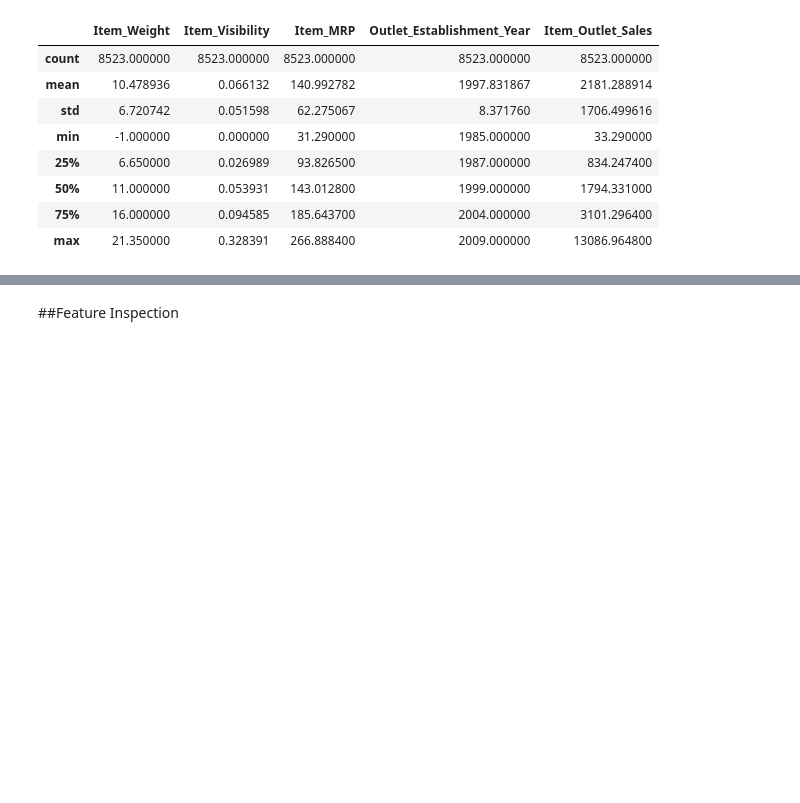
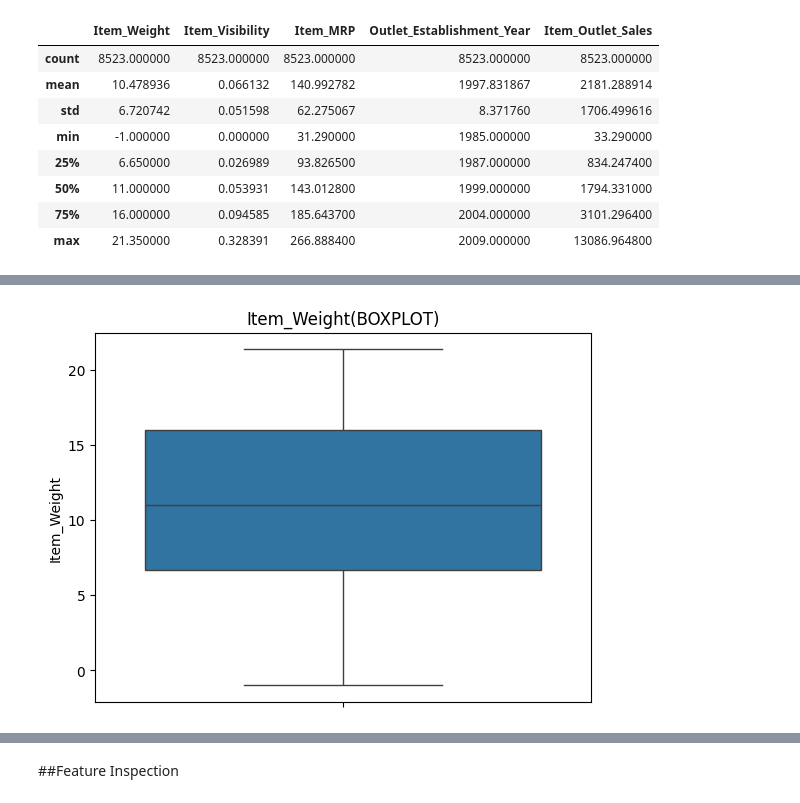
Before and after one commit to HABIB5585/Sales_prediction, a Jupyter notebook: Prediction_of_Product__Sales.ipynb, the cells around one changed output, grey strips where cells are left out. Drawn from its saved outputs; the diff is of its cells as text; code cells hidden in the pictures; blank space fills up the shorter version.

```diff
--- a/Prediction_of_Product__Sales.ipynb
+++ b/Prediction_of_Product__Sales.ipynb
@@ -215,0 +232,6 @@ df[num_cols].describe()
+# %%
+#a boxplot with informations of the column (Item_Weight)
+ax=sns.boxplot(data=df,y="Item_Weight")
+ax.set_title("Item_Weight(BOXPLOT)");
+# %% [output]
+[figure, added]
```
Also changed, not shown: parts of 8 cells of this notebook.
